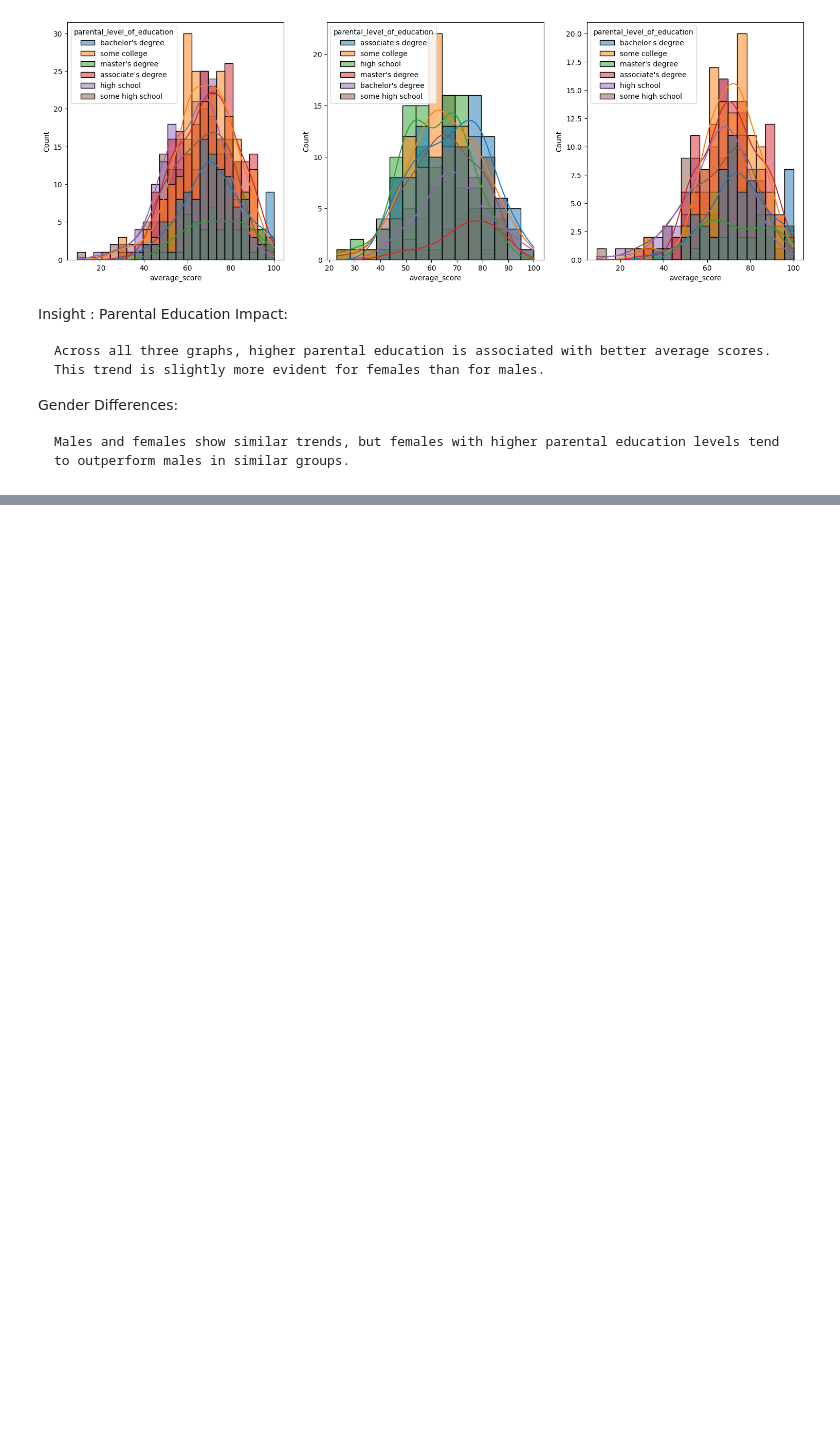
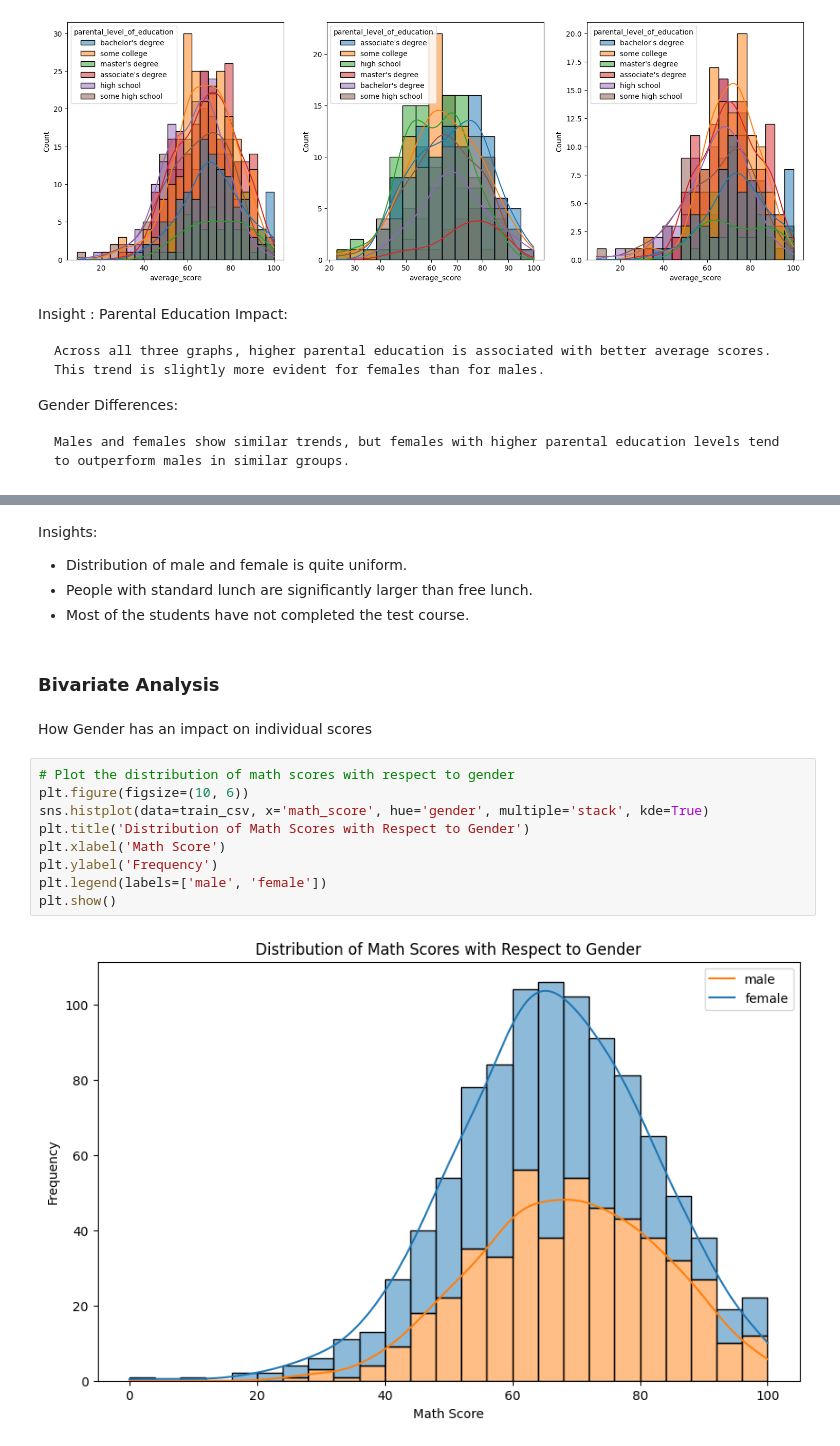
Before and after one commit to bhowmick1993/mlproject, a Jupyter notebook: notebook/EDA_STUDENT_PERFORMANCE.ipynb, the cells around one changed output, grey strips where cells are left out. Cells and saved outputs as stored; diff of their text form; blank space fills up the shorter version.

```diff
--- a/notebook/EDA_STUDENT_PERFORMANCE.ipynb
+++ b/notebook/EDA_STUDENT_PERFORMANCE.ipynb
@@ -225,0 +307,21 @@ Gender Differences:
+# %% [markdown]
+Insights:
+
+* Distribution of male and female is quite uniform.
+* People with standard lunch are significantly larger than free lunch.
+* Most of the students have not completed the test course.
+# %% [markdown]
+### Bivariate Analysis
+# %% [markdown]
+How Gender has an impact on individual scores
+# %%
+# Plot the distribution of math scores with respect to gender
+plt.figure(figsize=(10, 6))
+sns.histplot(data=train_csv, x='math_score', hue='gender', multiple='stack', kde=True)
+plt.title('Distribution of Math Scores with Respect to Gender')
+plt.xlabel('Math Score')
+plt.ylabel('Frequency')
+plt.legend(labels=['male', 'female'])
+plt.show()
+# %% [output]
+[figure, added]
```
Also changed, not shown: parts of 4 cells of this notebook, 5 other files.
